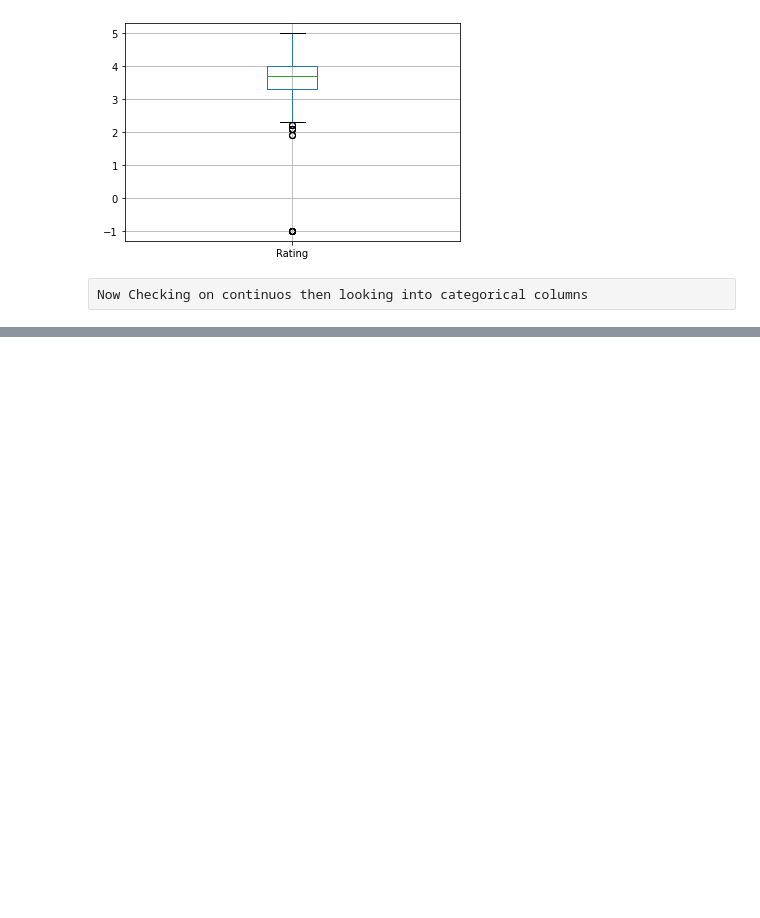
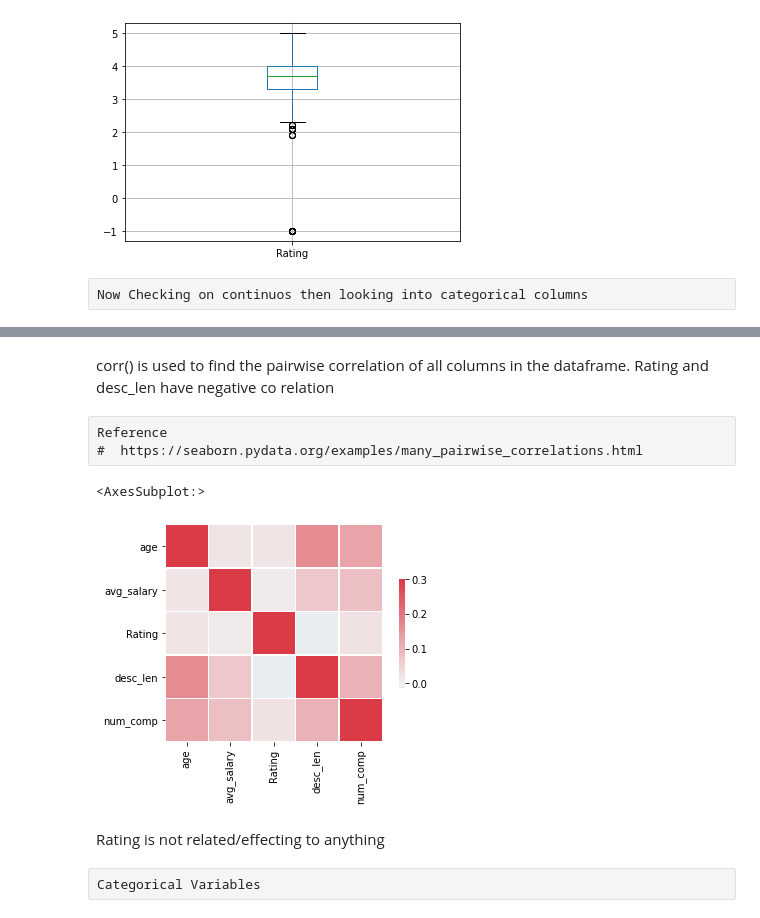
Before and after one commit to ayushjain9/Glassdoor_Salary, a Jupyter notebook: data_eda.ipynb, the cells around one changed output, grey strips where cells are left out. Cells and saved outputs as stored; diff of their text form; code cells hidden in the pictures; blank space fills up the shorter version.

```diff
--- a/data_eda.ipynb
+++ b/data_eda.ipynb
@@ -269,0 +278,17 @@ Now Checking on continuos then looking into categorical columns
+# %% [markdown]
+corr() is used to find the pairwise correlation of all columns in the dataframe.
+Rating and desc_len have negative co relation
+# %% [raw]
+Reference
+#  https://seaborn.pydata.org/examples/many_pairwise_correlations.html
+# %%
+cmap = sns.diverging_palette(220, 10, as_cmap=True)
+sns.heatmap(df[['age','avg_salary','Rating','desc_len','num_comp']].corr(),vmax=.3, center=0, cmap=cmap,
+            square=True, linewidths=.5, cbar_kws={"shrink": .5})
+# %% [output]
+<AxesSubplot:>
+[figure, added]
+# %% [markdown]
+Rating is not related/effecting to anything
+# %% [raw]
+Categorical Variables
```
Also changed, not shown: parts of 2 cells of this notebook.
